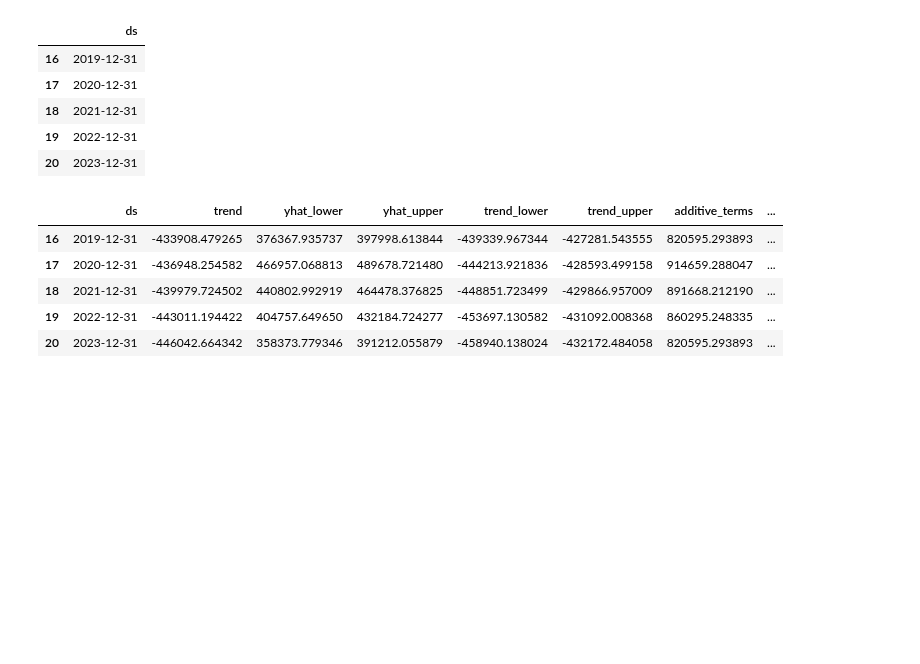
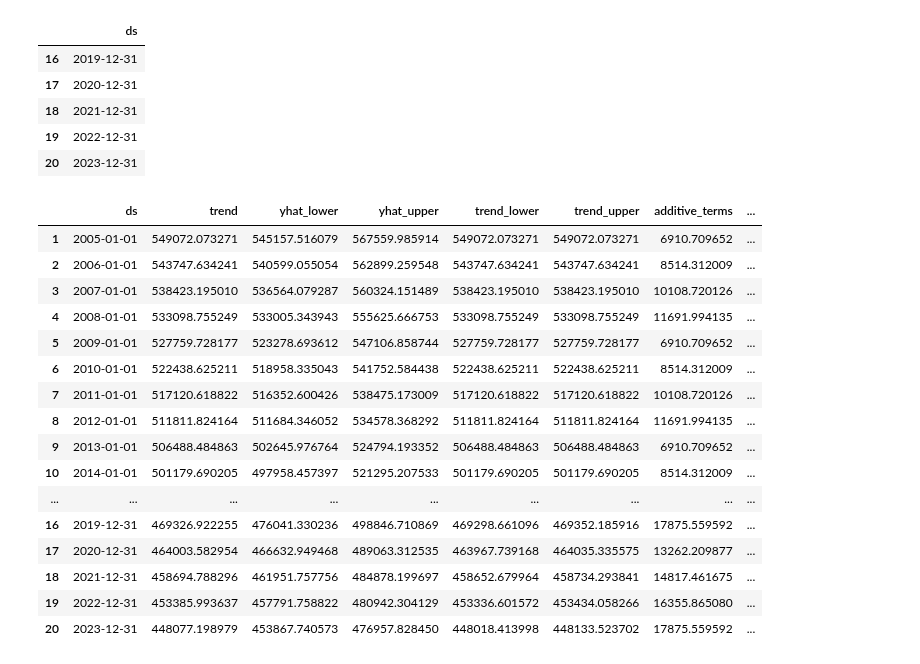
Before and after one commit to LaserLon/EDA, a Jupyter notebook: Chelsey/EDA_2.ipynb, the cells around one changed output. Saved outputs shown, nothing was run; the diff lists cells and outputs as text; code cells hidden in the pictures; blank space fills up the shorter version.

```diff
--- a/Chelsey/EDA_2.ipynb
+++ b/Chelsey/EDA_2.ipynb
@@ -573,7 +582,7 @@ annual_GHG_average_reset
 | 10 | 2014-01-01 | 519128.795126 |
 # %%
 # Call the Prophet function, store as an object for each DataFrame
-m2 = Prophet()
+m2 = Prophet(yearly_seasonality=True, seasonality_prior_scale=0.1)
 # %%
 # Fit the time-series model to the Greenhouse Gas data.
 m2.fit(annual_GHG_average_reset)
@@ -609,14 +618,25 @@ future_GHG_trends.tail()
 # %%
 # Make the future prediction for GHG emissions
 forecast_GHG_trends = m2.predict(future_GHG_trends)
-forecast_GHG_trends.tail()
+forecast_GHG_trends.tail(20)
 # %% [output]
 |  | ds | trend | yhat_lower | yhat_upper | trend_lower | trend_upper | additive_terms | ... |
-| 16 | 2019-12-31 | -433908.479265 | 376367.935737 | 397998.613844 | -439339.967344 | -427281.543555 | 820595.293893 | ... |
-| 17 | 2020-12-31 | -436948.254582 | 466957.068813 | 489678.721480 | -444213.921836 | -428593.499158 | 914659.288047 | ... |
-| 18 | 2021-12-31 | -439979.724502 | 440802.992919 | 464478.376825 | -448851.723499 | -429866.957009 | 891668.212190 | ... |
-| 19 | 2022-12-31 | -443011.194422 | 404757.649650 | 432184.724277 | -453697.130582 | -431092.008368 | 860295.248335 | ... |
-| 20 | 2023-12-31 | -446042.664342 | 358373.779346 | 391212.055879 | -458940.138024 | -432172.484058 | 820595.293893 | ... |
+| 1 | 2005-01-01 | 549072.073271 | 545157.516079 | 567559.985914 | 549072.073271 | 549072.073271 | 6910.709652 | ... |
+| 2 | 2006-01-01 | 543747.634241 | 540599.055054 | 562899.259548 | 543747.634241 | 543747.634241 | 8514.312009 | ... |
+| 3 | 2007-01-01 | 538423.195010 | 536564.079287 | 560324.151489 | 538423.195010 | 538423.195010 | 10108.720126 | ... |
+| 4 | 2008-01-01 | 533098.755249 | 533005.343943 | 555625.666753 | 533098.755249 | 533098.755249 | 11691.994135 | ... |
+| 5 | 2009-01-01 | 527759.728177 | 523278.693612 | 547106.858744 | 527759.728177 | 527759.728177 | 6910.709652 | ... |
+| 6 | 2010-01-01 | 522438.625211 | 518958.335043 | 541752.584438 | 522438.625211 | 522438.625211 | 8514.312009 | ... |
+| 7 | 2011-01-01 | 517120.618822 | 516352.600426 | 538475.173009 | 517120.618822 | 517120.618822 | 10108.720126 | ... |
+| 8 | 2012-01-01 | 511811.824164 | 511684.346052 | 534578.368292 | 511811.824164 | 511811.824164 | 11691.994135 | ... |
+| 9 | 2013-01-01 | 506488.484863 | 502645.976764 | 524794.193352 | 506488.484863 | 506488.484863 | 6910.709652 | ... |
+| 10 | 2014-01-01 | 501179.690205 | 497958.457397 | 521295.207533 | 501179.690205 | 501179.690205 | 8514.312009 | ... |
+| ... | ... | ... | ... | ... | ... | ... | ... | ... |
+| 16 | 2019-12-31 | 469326.922255 | 476041.330236 | 498846.710869 | 469298.661096 | 469352.185916 | 17875.559592 | ... |
+| 17 | 2020-12-31 | 464003.582954 | 466632.949468 | 489063.312535 | 463967.739168 | 464035.335575 | 13262.209877 | ... |
+| 18 | 2021-12-31 | 458694.788296 | 461951.757756 | 484878.199697 | 458652.679964 | 458734.293841 | 14817.461675 | ... |
+| 19 | 2022-12-31 | 453385.993637 | 457791.758822 | 480942.304129 | 453336.601572 | 453434.058266 | 16355.865080 | ... |
+| 20 | 2023-12-31 | 448077.198979 | 453867.740573 | 476957.828450 | 448018.413998 | 448133.523702 | 17875.559592 | ... |
 # %%
 # Plot the Prophet predictions for GHG Emissions
 m2.plot(forecast_GHG_trends);
```
Also changed, not shown: parts of 9 cells of this notebook.
